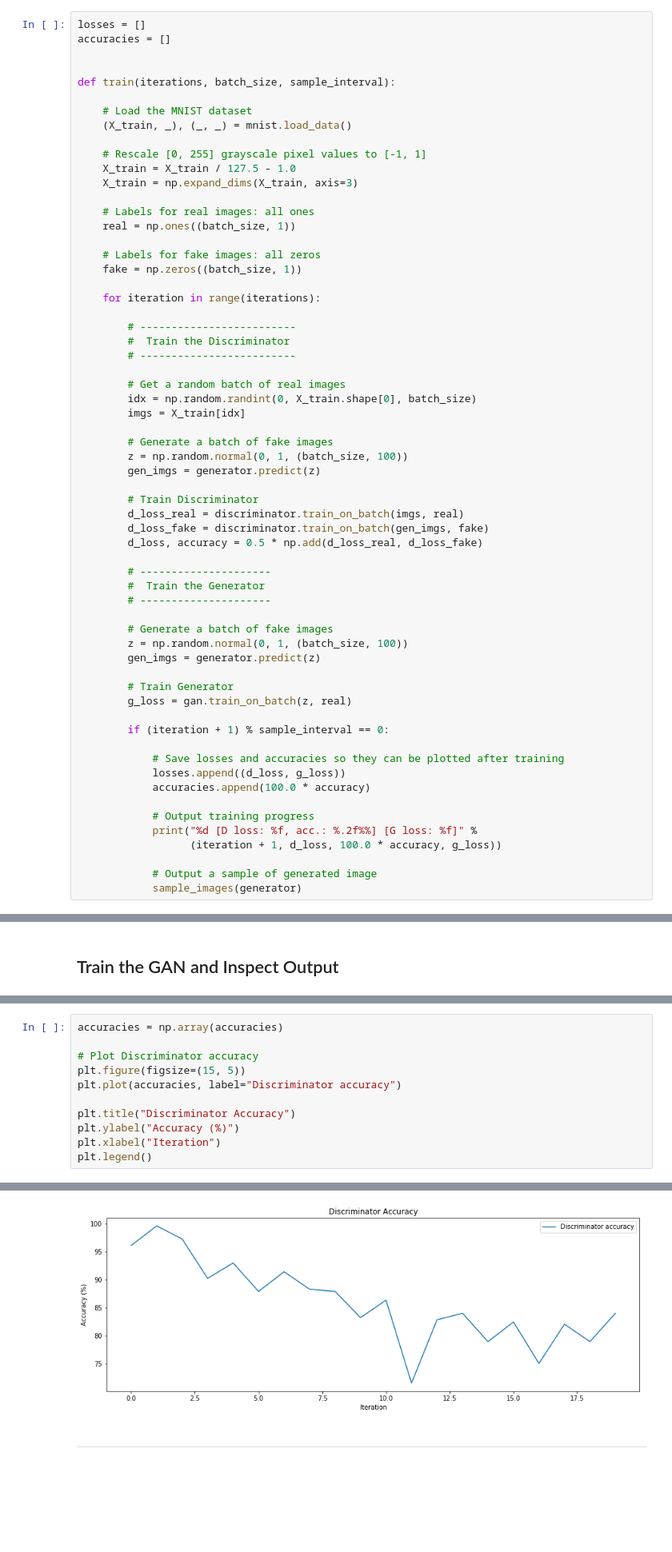
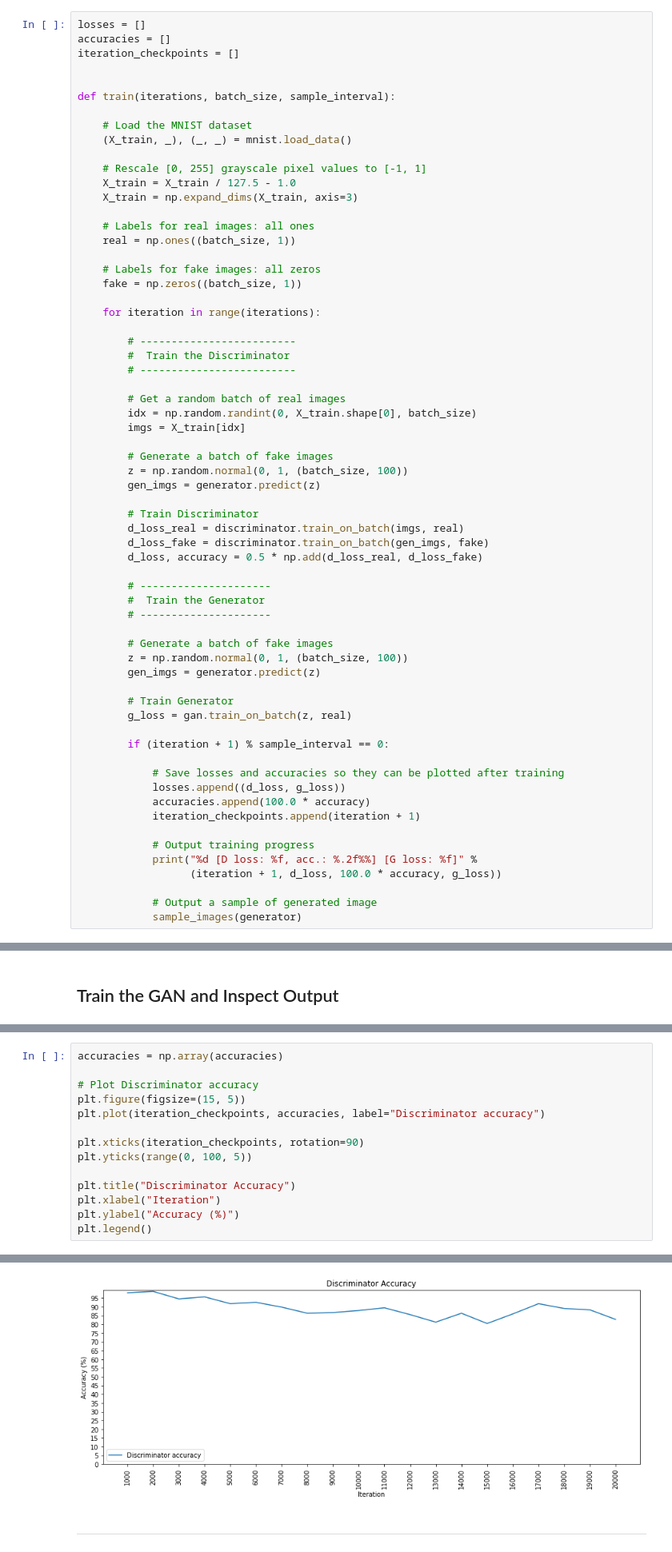
Before and after one commit to GANs-in-Action/gans-in-action, a Jupyter notebook: chapter-3/Chapter_3_GAN.ipynb, the cells around one changed output, grey strips where cells are left out. Shown at 80% size. Drawn from its saved outputs; the diff is of its cells as text; blank space fills up the shorter version.

```diff
--- a/chapter-3/Chapter_3_GAN.ipynb
+++ b/chapter-3/Chapter_3_GAN.ipynb
@@ -96,6 +96,7 @@ gan.compile(loss='binary_crossentropy', optimizer=Adam())
 # %%
 losses = []
 accuracies = []
+iteration_checkpoints = []
 
 
 def train(iterations, batch_size, sample_interval):
@@ -148,6 +149,7 @@ def train(iterations, batch_size, sample_interval):
             # Save losses and accuracies so they can be plotted after training
             losses.append((d_loss, g_loss))
             accuracies.append(100.0 * accuracy)
+            iteration_checkpoints.append(iteration + 1)
 
             # Output training progress
             print("%d [D loss: %f, acc.: %.2f%%] [G loss: %f]" %
@@ -244,16 +248,19 @@ plt.legend()
 # %%
 accuracies = np.array(accuracies)
 
 # Plot Discriminator accuracy
 plt.figure(figsize=(15, 5))
-plt.plot(accuracies, label="Discriminator accuracy")
+plt.plot(iteration_checkpoints, accuracies, label="Discriminator accuracy")
+
+plt.xticks(iteration_checkpoints, rotation=90)
+plt.yticks(range(0, 100, 5))
 
 plt.title("Discriminator Accuracy")
+plt.xlabel("Iteration")
 plt.ylabel("Accuracy (%)")
-plt.xlabel("Iteration")
 plt.legend()
 # %% [output]
 <matplotlib.legend.Legend at 0x...>
-[figure, old version]
+[figure, new version]
 # %% [markdown]
 ----
```
Also changed, not shown: parts of 3 cells of this notebook.
